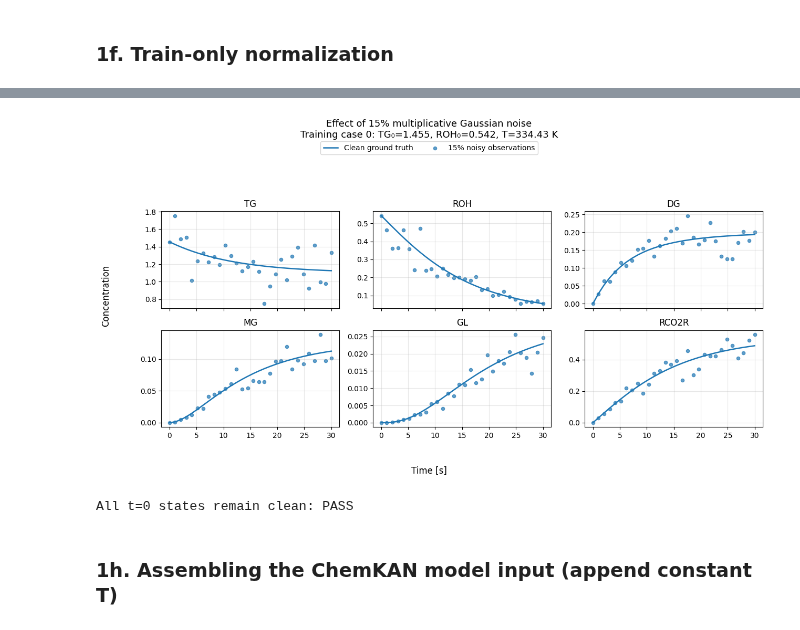
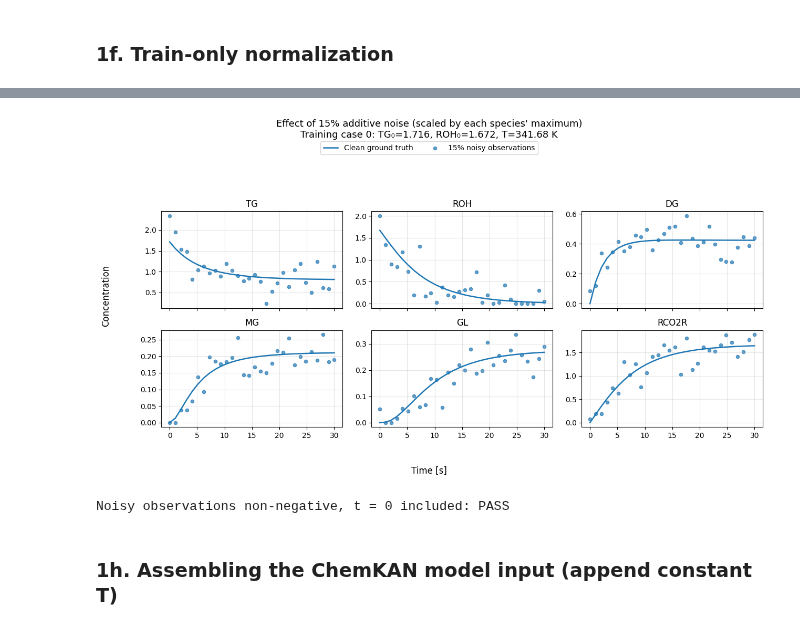
Before and after one commit to bnkglu/chemkan-tuwien, a Jupyter notebook: chemkan/scripts/data_gen/data_generation_walkthrough.ipynb, the cells around one changed output, grey strips where cells are left out. Saved outputs shown, nothing was run; the diff lists cells and outputs as text; code cells hidden in the pictures.

Commit message:
fix(data_gen): align the walkthrough with the biodiesel_v2 and hydrogen.npz recipes; check against the committed files

```diff
--- a/chemkan/scripts/data_gen/data_generation_walkthrough.ipynb
+++ b/chemkan/scripts/data_gen/data_generation_walkthrough.ipynb
@@ -176,6 +202,7 @@ fig3_states = bd.integrate_case(
     y0=fig3_y0,
     T=fig3_T,
     t_eval=t_bd,
+    reaction_order="released_code",  # the constants of biodiesel_v2.npz
 )
 
 print(
@@ -407,7 +435,7 @@ normalized train range: [0.000, 1.000]  (expected within [0, 1])
 clean = data_bd["train_states"]
 noisy = data_bd["train_states_noise15"]
 
-# Visualize the first randomly generated training trajectory.
+# Visualize the first training trajectory.
 case = 0
 time_bd = data_bd["t"]
 
@@ -444,44 +472,42 @@ for species_index, ax in enumerate(axes.flat):
     ax.grid(alpha=0.3)
 
 fig.suptitle(
-    "Effect of 15% multiplicative Gaussian noise\n"
+    "Effect of 15% additive noise (scaled by each species' maximum)\n"
     f"Training case {case}: "
     f"TG₀={tg0:.3f}, ROH₀={roh0:.3f}, "
     f"T={temperature:.2f} K",
     fontsize=13,
 )
 
 fig.supxlabel("Time [s]")
 fig.supylabel("Concentration")
 
 # One shared legend instead of six repeated legends.
 handles, labels = axes.flat[0].get_legend_handles_labels()
 
 fig.legend(
     handles,
     labels,
     loc="upper center",
     ncol=2,
     bbox_to_anchor=(0.5, 0.93),
 )
 
 fig.tight_layout(
     rect=(0.04, 0.04, 1.0, 0.86),
 )
 
 plt.show()
 
-# The noise implementation intentionally keeps the full initial
-# condition exact.
-assert np.allclose(
-    clean[:, 0, :],
-    noisy[:, 0, :],
-)
+# Additive noise perturbs the t = 0 observation as well and is clipped at 0; the ODE
+# initial condition is taken from the clean states.
+assert np.all(noisy >= 0.0)
+assert not np.allclose(clean[:, 0, :], noisy[:, 0, :])
 
-print("All t=0 states remain clean: PASS")
+print("Noisy observations non-negative, t = 0 included: PASS")
 # %% [output]
-[figure, old version]
+[figure, new version]
-All t=0 states remain clean: PASS
+Noisy observations non-negative, t = 0 included: PASS
 # %% [markdown]
 ### 1h. Assembling the ChemKAN model input (append constant T)
 # %%
```
Also changed, not shown: parts of 27 cells of this notebook, 1 other file.
